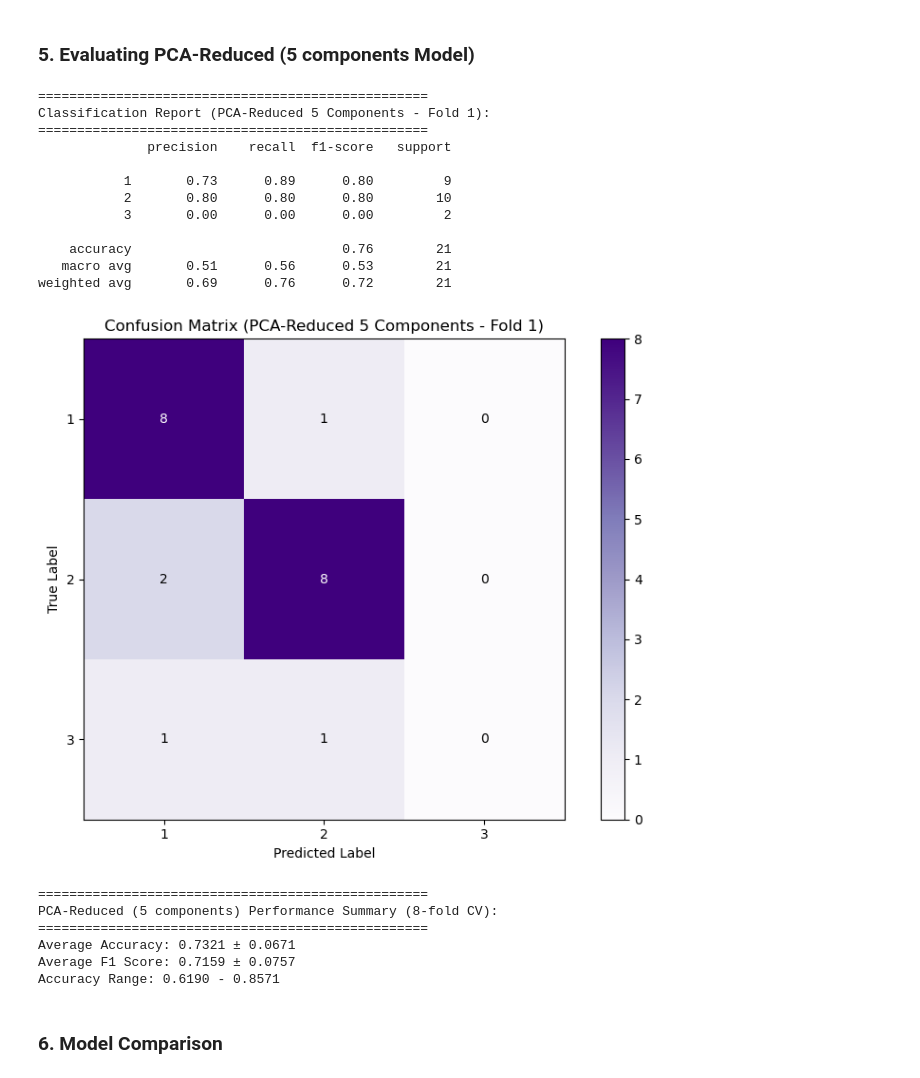
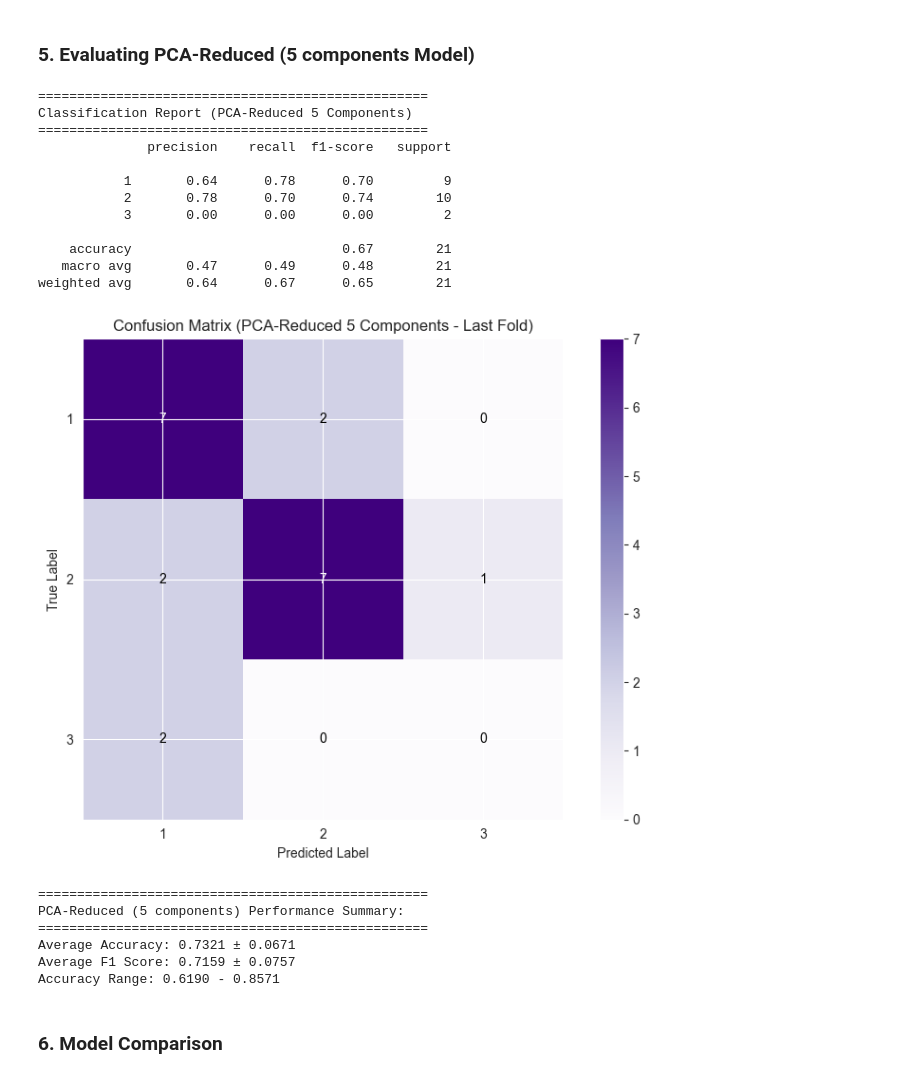
Before and after one commit to PEEACHYBEE/DataMiningPairActs, a Jupyter notebook: MidAct02.ipynb, the cells around one changed output. Cells and saved outputs as stored; diff of their text form; code cells hidden in the pictures.

```diff
--- a/MidAct02.ipynb
+++ b/MidAct02.ipynb
@@ -444,16 +444,21 @@ for fold, (train_idx, test_idx) in enumerate(cv.split(X, y)):
     accuracies.append(acc)
     f1_scores.append(f1)
 
-    if fold == 0:
-        # Classification Report for the first fold
-        print("Classification Report (Fold 1):")
+    # Show detailed metrics for the last fold (fold index 7)
+    if fold == 7:
+        print(f"\n{'='*50}")
+        print(f"Detailed Metrics for Last Fold (Fold {fold+1})")
+        print('='*50)
+
+        # Classification Report for the last fold
+        print("\nClassification Report:")
         print(classification_report(y_test, y_pred, zero_division=0))
 
-        # Confusion Matrix for the first fold
+        # Confusion Matrix for the last fold
         cm = confusion_matrix(y_test, y_pred)
         plt.figure(figsize=(8, 6))
         plt.imshow(cm, interpolation='nearest', cmap=plt.cm.Purples)
-        plt.title(f'Confusion Matrix (Full Features - Fold 1)')
+        plt.title(f'Confusion Matrix - Last Fold (Fold {fold+1})')
         plt.colorbar()
         plt.xlabel('Predicted Label')
         plt.ylabel('True Label')
@@ -469,9 +474,9 @@ for fold, (train_idx, test_idx) in enumerate(cv.split(X, y)):
         plt.tight_layout()
         plt.show()
 
-# Print performance summary
+# Print overall performance summary
 print(f"\n{'='*50}")
-print(f"Full Features Performance Summary (8-fold CV):")
+print(f"Overall Performance Summary")
 print('='*50)
 print(f"Average Accuracy: {np.mean(accuracies):.4f} ± {np.std(accuracies):.4f}")
 print(f"Average F1 Score: {np.mean(f1_scores):.4f} ± {np.std(f1_scores):.4f}")
@@ -517,7 +529,7 @@ cv = StratifiedShuffleSplit(n_splits=8, test_size=0.2, random_state=42)
 accuracies = []
 f1_scores = []
 
-# === Run CV and display Fold 1 confusion matrix ===
+# === Run CV and display LAST fold confusion matrix ===
 for fold, (train_idx, test_idx) in enumerate(cv.split(X_pca, y)):
     X_train, X_test = X_pca[train_idx], X_pca[test_idx]
     y_train, y_test = y[train_idx], y[test_idx]
@@ -530,55 +542,56 @@ for fold, (train_idx, test_idx) in enumerate(cv.split(X_pca, y)):
     accuracies.append(acc)
     f1_scores.append(f1)
 
-    if fold == 0:
-        print(f"{'='*50}")
-        print("Classification Report (PCA-Reduced 5 Components - Fold 1):")
+    # Show detailed metrics for the LAST fold (fold index 7)
+    if fold == 7:  # 8th fold (0-indexed so 7 is the last)
+        print(f"\n{'='*50}")
+        print(f"Classification Report (PCA-Reduced 5 Components)")
         print('='*50)
         print(classification_report(y_test, y_pred, zero_division=0))
 
-        # Confusion matrix for Fold 1
+        # Confusion matrix for Last Fold
         cm = confusion_matrix(y_test, y_pred)
         plt.figure(figsize=(8, 6))
         plt.imshow(cm, interpolation='nearest', cmap=plt.cm.Purples)
-        plt.title('Confusion Matrix (PCA-Reduced 5 Components - Fold 1)')
+        plt.title('Confusion Matrix (PCA-Reduced 5 Components - Last Fold)')
         plt.colorbar()
         plt.xlabel('Predicted Label')
         plt.ylabel('True Label')
         plt.xticks(np.arange(len(np.unique(y))), np.unique(y))
         plt.yticks(np.arange(len(np.unique(y))), np.unique(y))
 
         # Add text annotations
         for i in range(cm.shape[0]):
             for j in range(cm.shape[1]):
                 plt.text(j, i, format(cm[i, j], 'd'),
                          ha="center", va="center",
                          color="white" if cm[i, j] > cm.max()/2 else "black")
         plt.tight_layout()
         plt.show()
 
 # Performance Summary
-print(f"{'='*50}")
-print("PCA-Reduced (5 components) Performance Summary (8-fold CV):")
+print(f"\n{'='*50}")
+print("PCA-Reduced (5 components) Performance Summary:")
 print('='*50)
 print(f"Average Accuracy: {np.mean(accuracies):.4f} ± {np.std(accuracies):.4f}")
 print(f"Average F1 Score: {np.mean(f1_scores):.4f} ± {np.std(f1_scores):.4f}")
 print(f"Accuracy Range: {min(accuracies):.4f} - {max(accuracies):.4f}")
 # %% [output]
 ==================================================
-Classification Report (PCA-Reduced 5 Components - Fold 1):
+Classification Report (PCA-Reduced 5 Components)
 ==================================================
               precision    recall  f1-score   support
 
-           1       0.73      0.89      0.80         9
-           2       0.80      0.80      0.80        10
+           1       0.64      0.78      0.70         9
+           2       0.78      0.70      0.74        10
            3       0.00      0.00      0.00         2
 
-    accuracy                           0.76        21
-   macro avg       0.51      0.56      0.53        21
-weighted avg       0.69      0.76      0.72        21
+    accuracy                           0.67        21
+   macro avg       0.47      0.49      0.48        21
+weighted avg       0.64      0.67      0.65        21
-[figure, old version]
+[figure, new version]
 ==================================================
-PCA-Reduced (5 components) Performance Summary (8-fold CV):
+PCA-Reduced (5 components) Performance Summary:
 ==================================================
 Average Accuracy: 0.7321 ± 0.0671
 Average F1 Score: 0.7159 ± 0.0757
```
Also changed, not shown: parts of 3 cells of this notebook.
